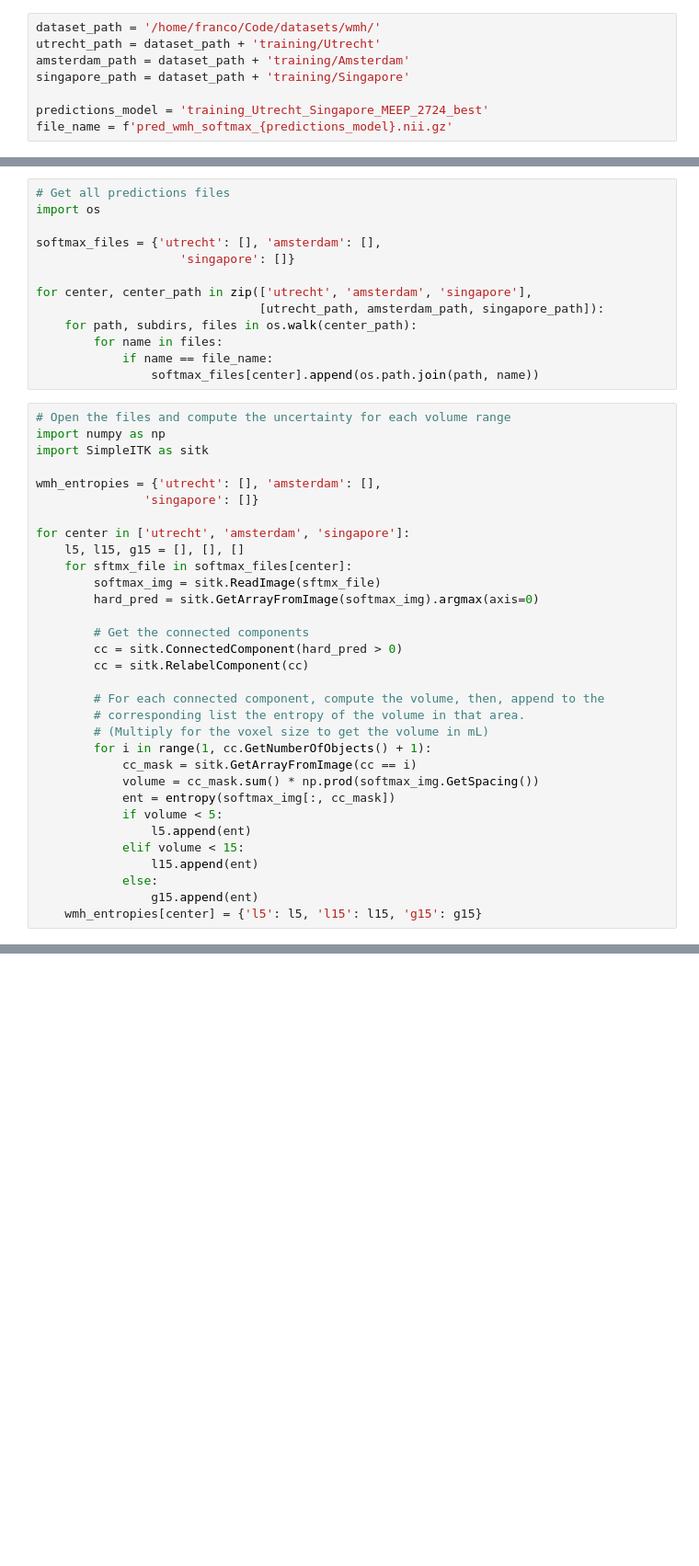
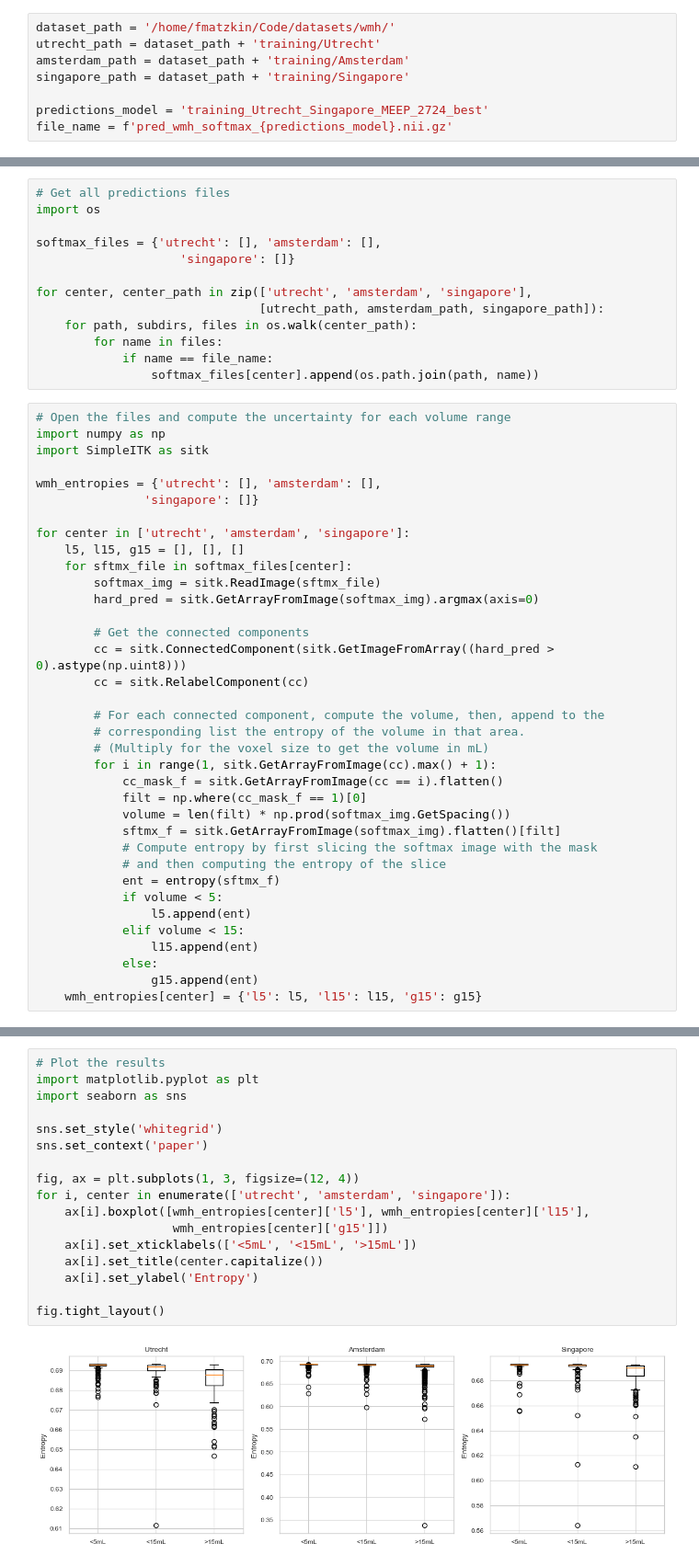
Before and after one commit to vfmatzkin/wmh-mc-seg, a Jupyter notebook: notebooks/uncertainty_by_volume.ipynb, the cells around one changed output, grey strips where cells are left out. Shown at 92% size. Drawn from its saved outputs; the diff is of its cells as text; blank space fills up the shorter version.

```diff
--- a/notebooks/uncertainty_by_volume.ipynb
+++ b/notebooks/uncertainty_by_volume.ipynb
@@ -1,7 +1,7 @@
 # %% [markdown]
 Compute uncertainty by volume range. Following [this paper](https://www.sciencedirect.com/science/article/pii/S1361841519300994) we compute for three ranges: <5mL, >5mL and <15mL, >15mL.
 # %%
-dataset_path = '/home/franco/Code/datasets/wmh/'
+dataset_path = '/home/fmatzkin/Code/datasets/wmh/'
 utrecht_path = dataset_path + 'training/Utrecht'
 amsterdam_path = dataset_path + 'training/Amsterdam'
 singapore_path = dataset_path + 'training/Singapore'
@@ -43,16 +43,20 @@ for center in ['utrecht', 'amsterdam', 'singapore']:
         hard_pred = sitk.GetArrayFromImage(softmax_img).argmax(axis=0)
 
         # Get the connected components
-        cc = sitk.ConnectedComponent(hard_pred > 0)
+        cc = sitk.ConnectedComponent(sitk.GetImageFromArray((hard_pred > 0).astype(np.uint8)))
         cc = sitk.RelabelComponent(cc)
 
         # For each connected component, compute the volume, then, append to the
         # corresponding list the entropy of the volume in that area.
         # (Multiply for the voxel size to get the volume in mL)
-        for i in range(1, cc.GetNumberOfObjects() + 1):
-            cc_mask = sitk.GetArrayFromImage(cc == i)
-            volume = cc_mask.sum() * np.prod(softmax_img.GetSpacing())
-            ent = entropy(softmax_img[:, cc_mask])
+        for i in range(1, sitk.GetArrayFromImage(cc).max() + 1):
+            cc_mask_f = sitk.GetArrayFromImage(cc == i).flatten()
+            filt = np.where(cc_mask_f == 1)[0]
+            volume = len(filt) * np.prod(softmax_img.GetSpacing())
+            sftmx_f = sitk.GetArrayFromImage(softmax_img).flatten()[filt]
+            # Compute entropy by first slicing the softmax image with the mask
+            # and then computing the entropy of the slice
+            ent = entropy(sftmx_f)
             if volume < 5:
                 l5.append(ent)
             elif volume < 15:
@@ -78,0 +67,19 @@ Singapore: 5308253.90 +- 4196713.36
+# %%
+# Plot the results
+import matplotlib.pyplot as plt
+import seaborn as sns
+
+sns.set_style('whitegrid')
+sns.set_context('paper')
+
+fig, ax = plt.subplots(1, 3, figsize=(12, 4))
+for i, center in enumerate(['utrecht', 'amsterdam', 'singapore']):
+    ax[i].boxplot([wmh_entropies[center]['l5'], wmh_entropies[center]['l15'],
+                   wmh_entropies[center]['g15']])
+    ax[i].set_xticklabels(['<5mL', '<15mL', '>15mL'])
+    ax[i].set_title(center.capitalize())
+    ax[i].set_ylabel('Entropy')
+
+fig.tight_layout()
+# %% [output]
+[figure, added]
```
Also changed, not shown: parts of 2 cells of this notebook, 4 other files.
